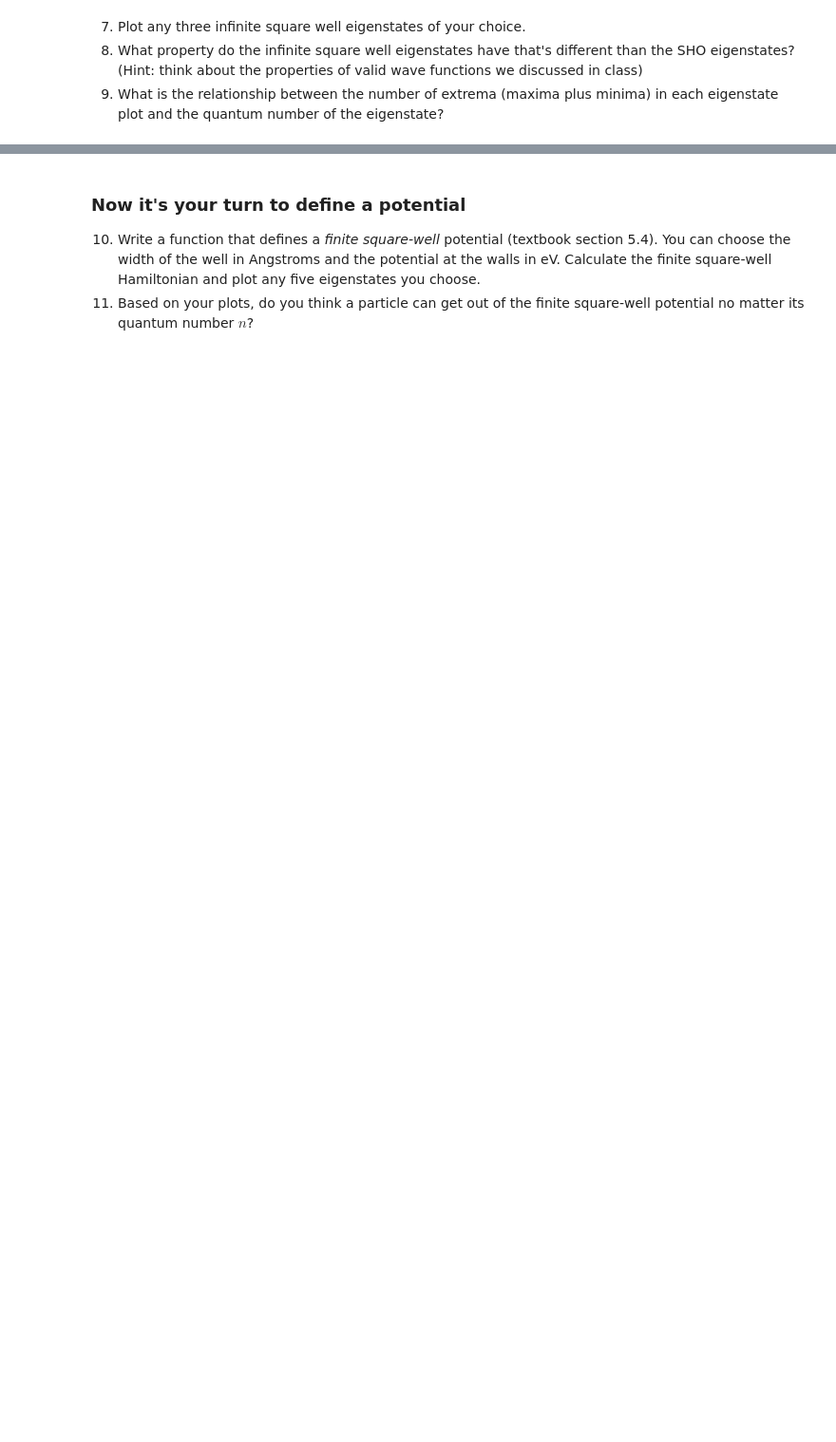
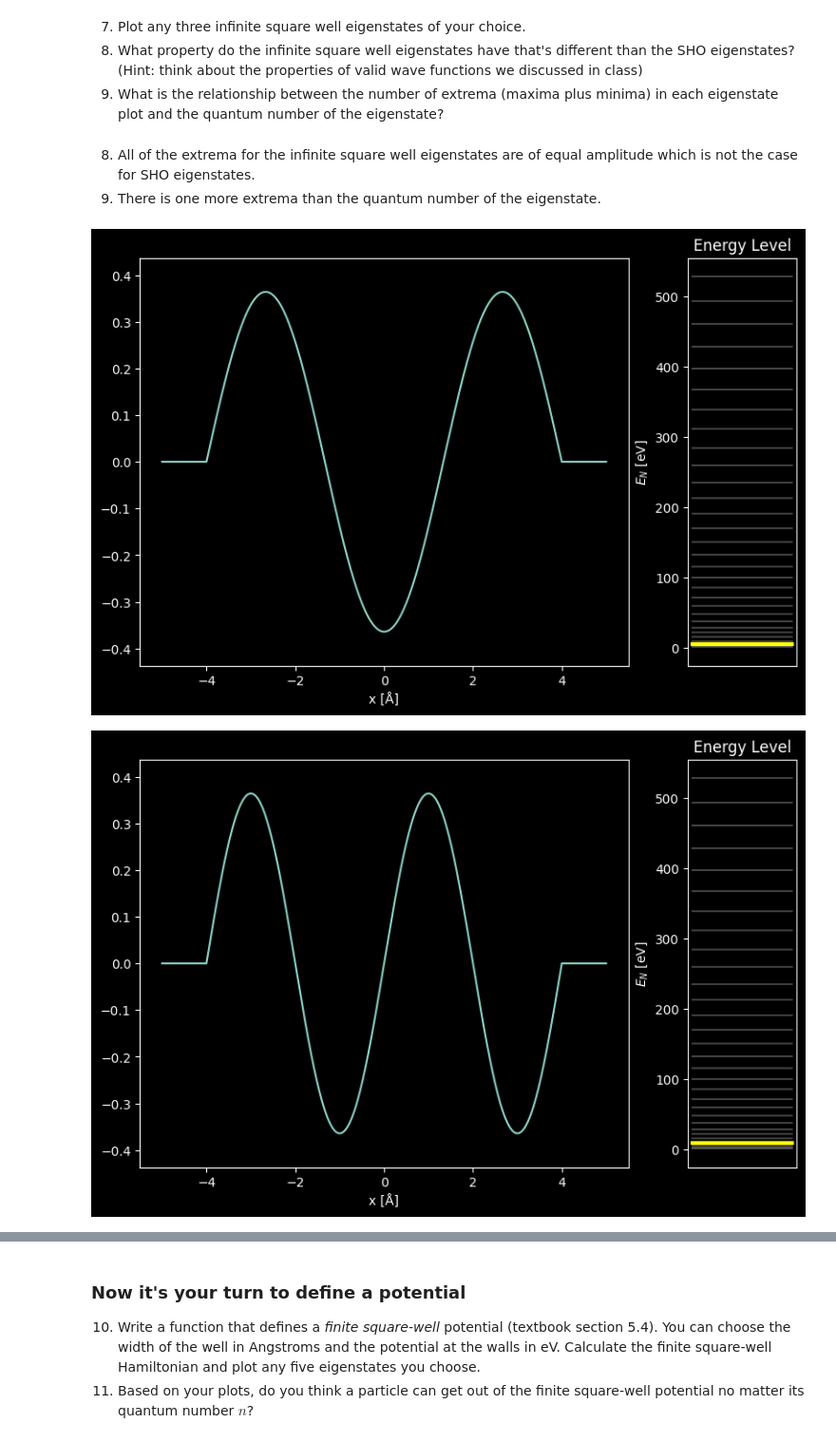
Before and after one commit to OwenBlume/PHYS309, a Jupyter notebook: PHYS309Assignment5.ipynb, the cells around one changed output, grey strips where cells are left out. Shown at 95% size. Saved outputs shown, nothing was run; the diff lists cells and outputs as text; code cells hidden in the pictures; blank space fills up the shorter version.

```diff
--- a/PHYS309Assignment5.ipynb
+++ b/PHYS309Assignment5.ipynb
@@ -120,3 +120,13 @@ Took 0.011141061782836914
     <li>What property do the infinite square well eigenstates have that's different than the SHO eigenstates? (Hint: think about the properties of valid wave functions we discussed in class)</li>
     <li>What is the relationship between the number of extrema (maxima plus minima) in each eigenstate plot and the quantum number of the eigenstate?</li>
 </ol>
+# %% [markdown]
+8. All of the extrema for the infinite square well eigenstates are of equal amplitude which is not the case for SHO eigenstates.
+9. There is one more extrema than the quantum number of the eigenstate.
+# %%
+visualization_sw.plot_eigenstate(2)
+visualization_sw.plot_eigenstate(3)
+visualization_sw.plot_eigenstate(5)
+# %% [output]
+[figure, added]
+[figure, added]
```
Also changed, not shown: parts of 2 cells of this notebook.
